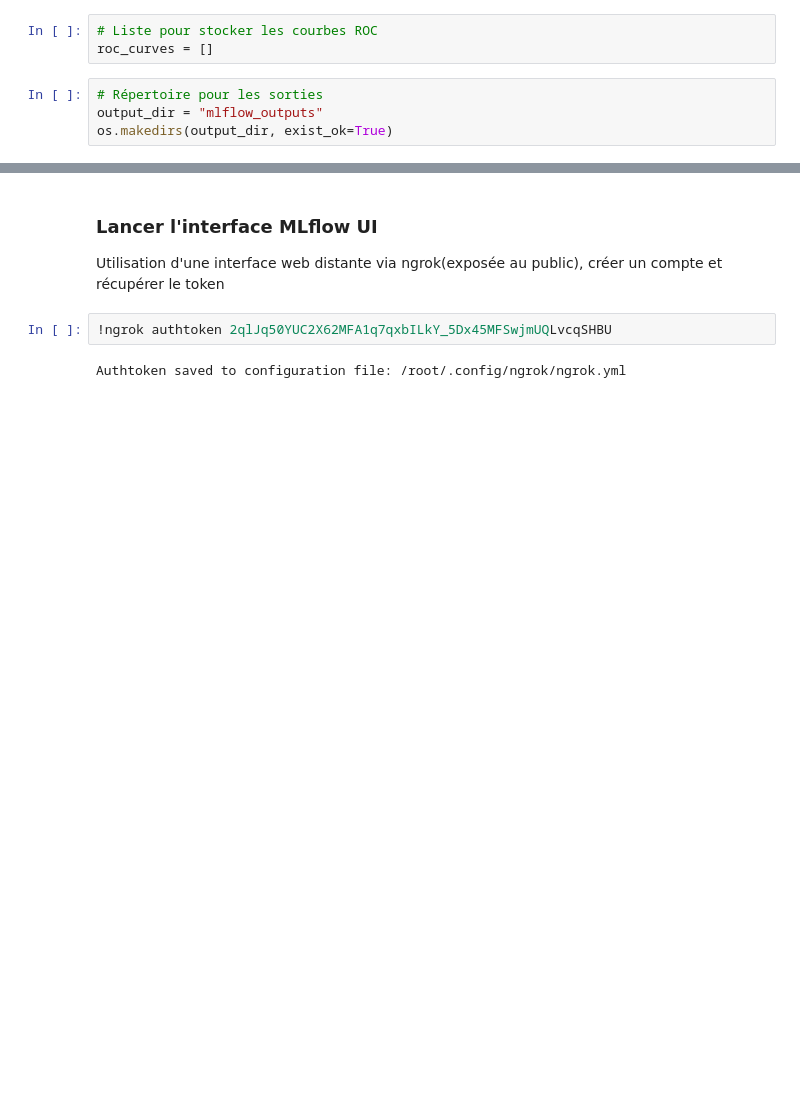
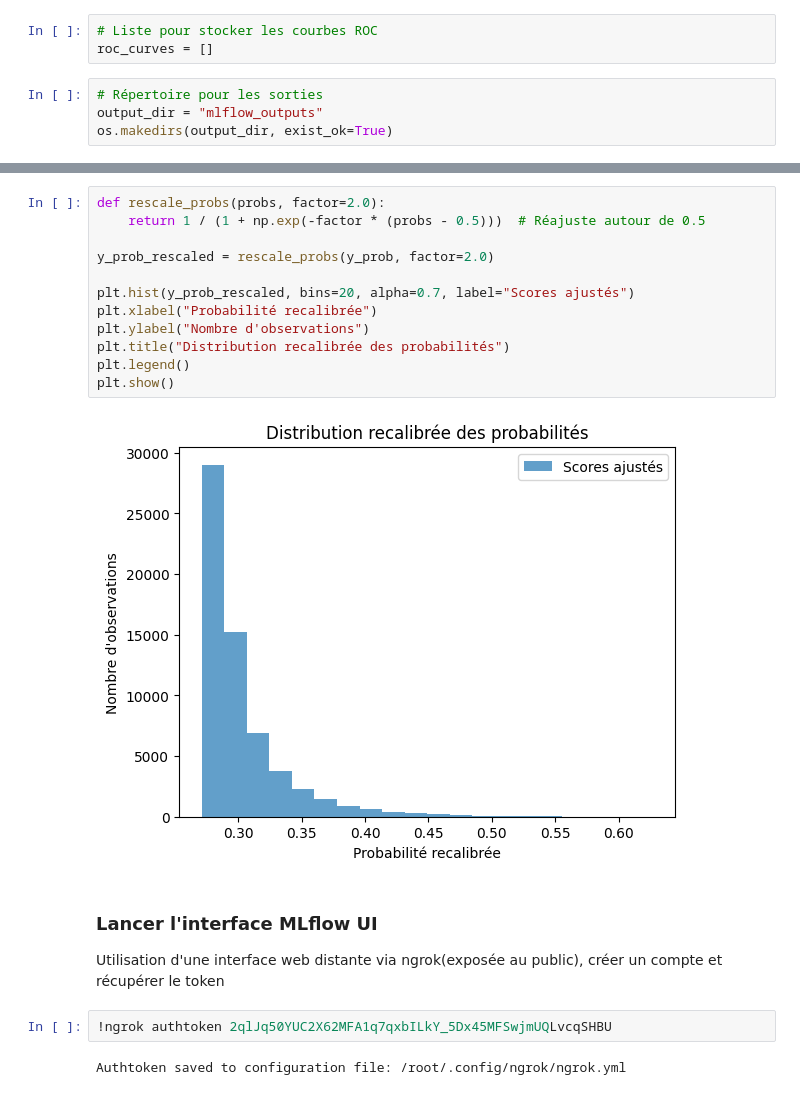
Before and after one commit to NatSy77/projet_7, a Jupyter notebook: P7_modelisation.ipynb, the cells around one changed output, grey strips where cells are left out. Cells and saved outputs as stored; diff of their text form; blank space fills up the shorter version.

```diff
--- a/P7_modelisation.ipynb
+++ b/P7_modelisation.ipynb
@@ -603,3 +657,17 @@ Modèle LightGBM journalisé avec succès.
+# %%
+def rescale_probs(probs, factor=2.0):
+    return 1 / (1 + np.exp(-factor * (probs - 0.5)))  # Réajuste autour de 0.5
+
+y_prob_rescaled = rescale_probs(y_prob, factor=2.0)
+
+plt.hist(y_prob_rescaled, bins=20, alpha=0.7, label="Scores ajustés")
+plt.xlabel("Probabilité recalibrée")
+plt.ylabel("Nombre d'observations")
+plt.title("Distribution recalibrée des probabilités")
+plt.legend()
+plt.show()
+# %% [output]
+[figure, added]
 # %% [markdown]
 ### Lancer l'interface MLflow UI
 Utilisation d'une interface web distante via ngrok(exposée au public), créer un compte et récupérer le token
```
Also changed, not shown: parts of 43 cells of this notebook.
